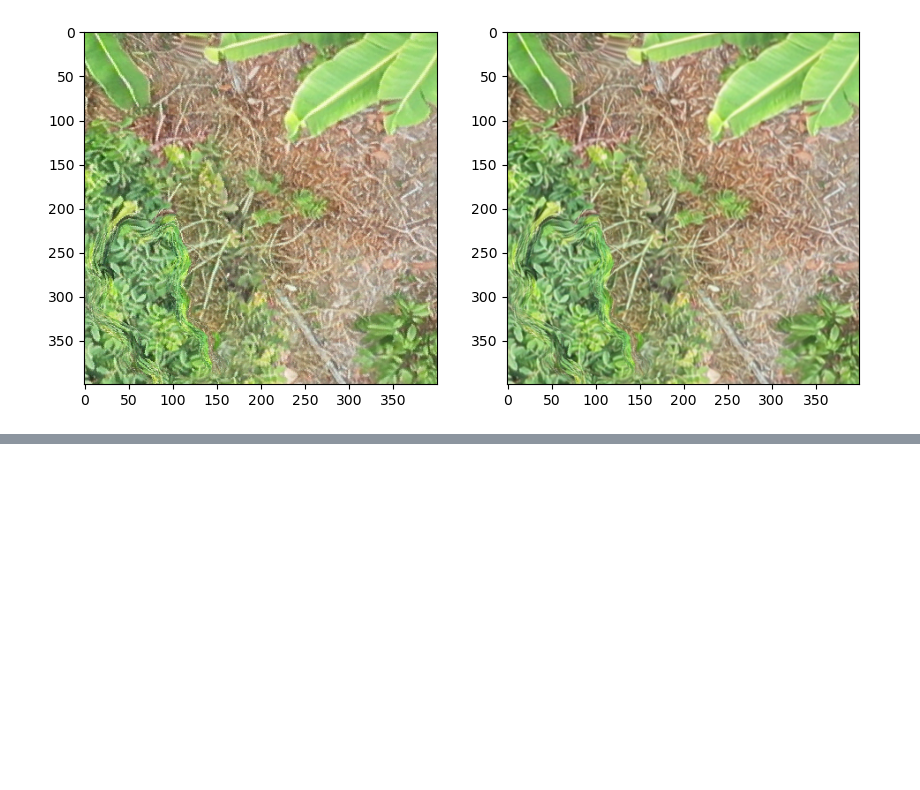
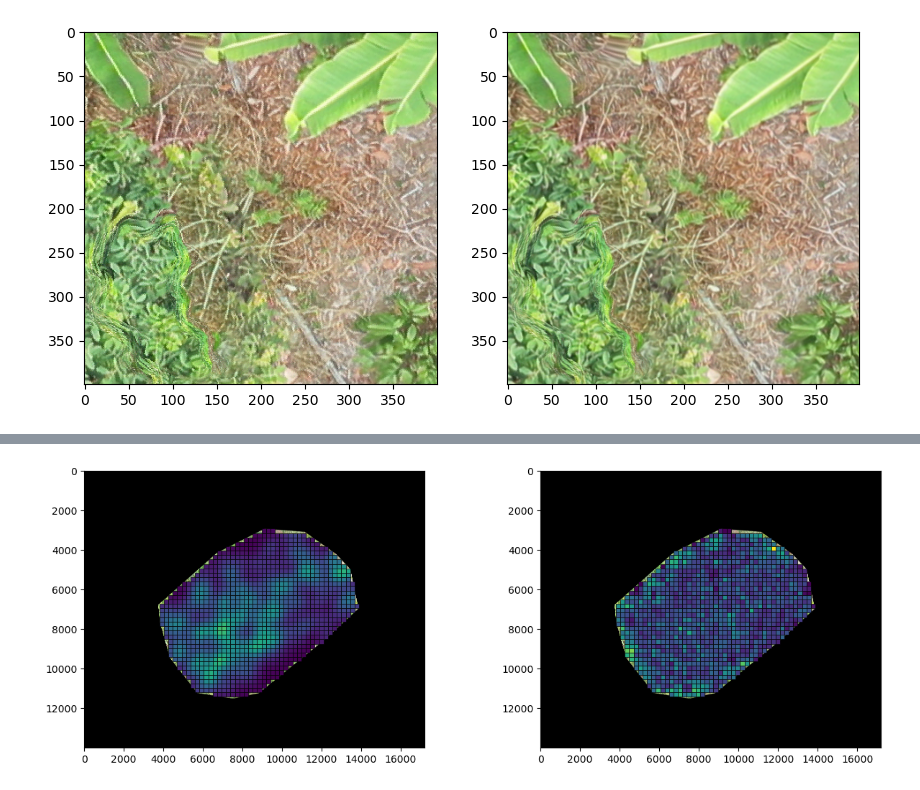
Before and after one commit to TimEngelmann/ai4est, a Jupyter notebook: exploration/patches_exploration.ipynb, the cells around one changed output, grey strips where cells are left out. Saved outputs shown, nothing was run; the diff lists cells and outputs as text; code cells hidden in the pictures; blank space fills up the shorter version.

```diff
--- a/exploration/patches_exploration.ipynb
+++ b/exploration/patches_exploration.ipynb
@@ -148,0 +183,23 @@ plt.show()
+# %%
+image = cv2.imread('../data/dataset/sites/{}_image.png'.format(site))
+image = np.array(cv2.cvtColor(image, cv2.COLOR_BGR2RGB))
+# %%
+import matplotlib
+fig, axs = plt.subplots(1, 2, figsize=(15,5))
+cmap = matplotlib.cm.get_cmap('viridis')
+max_carbon = max(np.max(patches_site.carbon), np.max(patches_site.predictions))
+angle_deg = 0
+axs = axs.flat
+axs[0].imshow(image)
+for idx_patch, patch in patches_site[patches_site.rotation == angle_deg].iterrows():
+    vertices = np.array(patch.vertices_transformed)
+    patch_rec = plt.Rectangle(vertices[0], np.linalg.norm(vertices[1] - vertices[0]), np.linalg.norm(vertices[3] - vertices[0]), angle=patch.rotation, linewidth=0.5, edgecolor='k', facecolor=cmap(patch.carbon/max_carbon), alpha=1)
+    axs[0].add_patch(patch_rec)
+axs[1].imshow(image)
+for idx_patch, patch in patches_site[patches_site.rotation == angle_deg].iterrows():
+    vertices = np.array(patch.vertices_transformed)
+    patch_rec = plt.Rectangle(vertices[0], np.linalg.norm(vertices[1] - vertices[0]), np.linalg.norm(vertices[3] - vertices[0]), angle=patch.rotation, linewidth=0.5, edgecolor='k', facecolor=cmap(patch.predictions/max_carbon), alpha=1)
+    axs[1].add_patch(patch_rec)
+plt.show()
+# %% [output]
+[figure, added]
```
Also changed, not shown: parts of 9 cells of this notebook.
